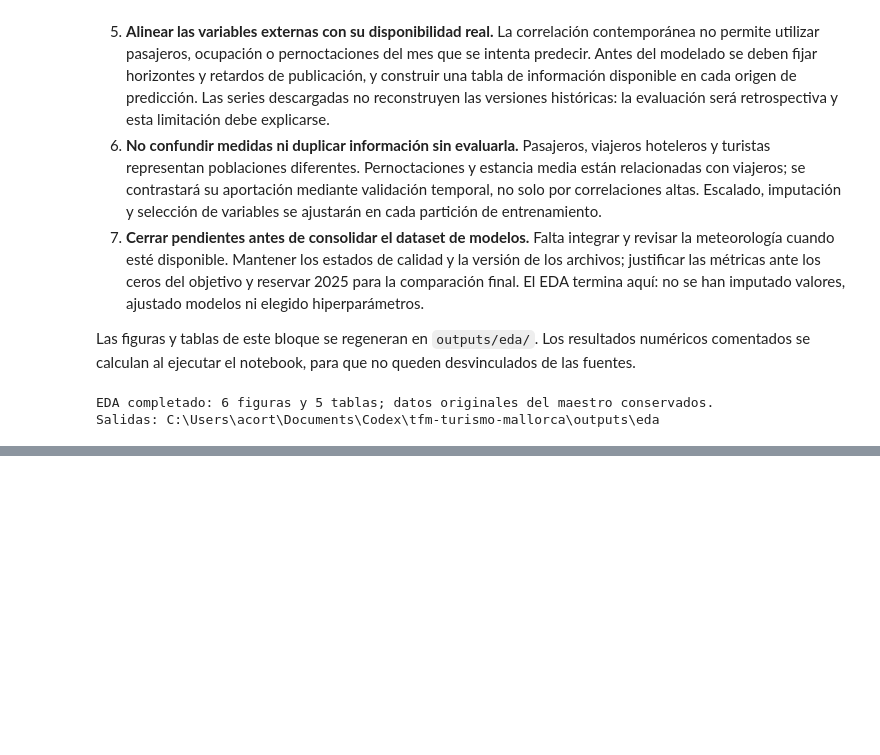
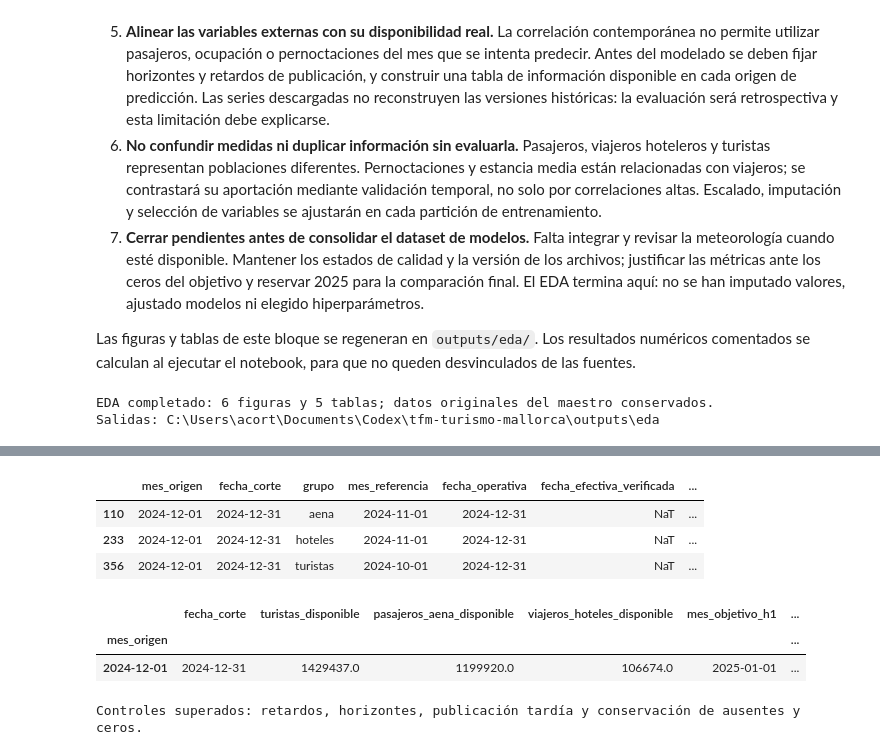
Before and after one commit to acortes99/tfm-turismo-mallorca, a Jupyter notebook: tfm-turismo-viu.ipynb, the cells around one changed output, grey strips where cells are left out. Cells and saved outputs as stored; diff of their text form; code cells hidden in the pictures; blank space fills up the shorter version.

```diff
--- a/tfm-turismo-viu.ipynb
+++ b/tfm-turismo-viu.ipynb
@@ -686,0 +786,76 @@ Salidas: C:\Users\acort\Documents\Codex\tfm-turismo-mallorca\outputs\eda
+# %%
+def availability_view(data, extra_wait=0, verified_dates=None):
+    """Vista por origen con periodo, disponibilidad supuesta y control de fechas efectivas.
+
+    verified_dates: {(grupo, periodo_MS): fecha efectiva}, solo para la fuente pertinente.
+    No pasar aquí fechas del INE como si fueran fechas de cubos de IBESTAT.
+    """
+    assert data.index.equals(pd.date_range(data.index.min(), data.index.max(), freq="MS"))
+    verified_dates = verified_dates or {}
+    origin_months = data.index.to_period("M")
+    cutoffs = origin_months.to_timestamp(how="end").normalize()
+    view = pd.DataFrame(index=data.index)
+    view.index.name = "mes_origen"
+    view["fecha_corte"] = cutoffs
+    audit = []
+    for group, variables in GROUP_VARIABLES.items():
+        wait = PUBLICATION_DELAYS[group] + extra_wait
+        reference_months = origin_months - wait
+        operational = (reference_months + PUBLICATION_DELAYS[group]).to_timestamp(how="end").normalize()
+        actual = pd.to_datetime([verified_dates.get((group, p.start_time), pd.NaT) for p in reference_months])
+        # Se mantiene el cierre del mes como margen conservador si la fecha real es anterior.
+        effective = pd.Series(operational, index=data.index)
+        actual_series = pd.Series(actual, index=data.index)
+        later = actual_series.notna() & actual_series.gt(effective)
+        effective.loc[later] = actual_series.loc[later]
+        allowed = effective.le(pd.Series(cutoffs, index=data.index))
+        in_range = reference_months.isin(origin_months)
+        for variable in variables:
+            view[variable + "_disponible"] = data[variable].shift(wait).where(allowed)
+        for i, origin in enumerate(data.index):
+            audit.append({"mes_origen": origin, "fecha_corte": cutoffs[i], "grupo": group,
+                "mes_referencia": reference_months[i].start_time,
+                "fecha_operativa": effective.iloc[i], "fecha_efectiva_verificada": actual[i],
+                "evidencia_fecha": "efectiva" if pd.notna(actual[i]) else "regla_supuesta",
+                "periodo_en_maestro": bool(in_range[i]), "permitido_por_fecha": bool(allowed.iloc[i]),
+                "desfase_origen_meses": wait})
+    for horizon in [1, 3]:
+        target_period = origin_months + horizon
+        view[f"mes_objetivo_h{horizon}"] = target_period.start_time
+        view[f"mes_calendario_h{horizon}"] = target_period.month
+    return view, pd.DataFrame(audit)
+
+verified_dates = {("aena", pd.Timestamp("2025-01-01")): pd.Timestamp("2025-02-12")}
+available, availability_audit = availability_view(master, verified_dates=verified_dates)
+conservative, _ = availability_view(master, extra_wait=1, verified_dates=verified_dates)
+available.to_csv(AVAIL_DIR / "vista_por_origen.csv", encoding="utf-8-sig")
+conservative.to_csv(AVAIL_DIR / "vista_espera_adicional.csv", encoding="utf-8-sig")
+availability_audit.to_csv(AVAIL_DIR / "auditoria_por_origen.csv", index=False, encoding="utf-8-sig")
+display(availability_audit.loc[availability_audit["mes_origen"].eq(pd.Timestamp("2024-12-01"))])
+display(available.loc[["2024-12-01"], ["fecha_corte", "turistas_disponible", "pasajeros_aena_disponible", "viajeros_hoteles_disponible", "mes_objetivo_h1", "mes_objetivo_h3"]])
+
+# Controles temporales: igualdad con el valor del mes permitido, no con datos futuros.
+pd.testing.assert_series_equal(available["turistas_disponible"], master["turistas"].shift(2), check_names=False)
+pd.testing.assert_series_equal(available["pasajeros_aena_disponible"], master["pasajeros_aena"].shift(1), check_names=False)
+assert availability_audit["mes_referencia"].lt(availability_audit["mes_origen"]).all()
+assert availability_audit["fecha_operativa"].le(availability_audit["fecha_corte"]).all()
+# Una publicación excepcionalmente tardía debe bloquear la observación afectada.
+late_view, late_audit = availability_view(master, verified_dates={
+    ("hoteles", pd.Timestamp("2024-11-01")): pd.Timestamp("2025-01-02")})
+assert pd.isna(late_view.loc["2024-12-01", "viajeros_hoteles_disponible"])
+assert not late_audit.loc[late_audit["mes_origen"].eq(pd.Timestamp("2024-12-01")) & late_audit["grupo"].eq("hoteles"), "permitido_por_fecha"].item()
+# Los ausentes originales se desplazan, no desaparecen ni se convierten en cero.
+assert pd.isna(available.loc["2020-06-01", "viajeros_hoteles_disponible"])
+assert available.loc["2020-06-01", "turistas_disponible"] == 0
+assert available.loc["2024-12-01", "mes_objetivo_h1"] == pd.Timestamp("2025-01-01")
+assert available.loc["2024-12-01", "mes_objetivo_h3"] == pd.Timestamp("2025-03-01")
+print("Controles superados: retardos, horizontes, publicación tardía y conservación de ausentes y ceros.")
+# %% [output]
+|  | mes_origen | fecha_corte | grupo | mes_referencia | fecha_operativa | fecha_efectiva_verificada | ... |
+| 110 | 2024-12-01 | 2024-12-31 | aena | 2024-11-01 | 2024-12-31 | NaT | ... |
+| 233 | 2024-12-01 | 2024-12-31 | hoteles | 2024-11-01 | 2024-12-31 | NaT | ... |
+| 356 | 2024-12-01 | 2024-12-31 | turistas | 2024-10-01 | 2024-12-31 | NaT | ... |
+|  | fecha_corte | turistas_disponible | pasajeros_aena_disponible | viajeros_hoteles_disponible | mes_objetivo_h1 | ... |
+| mes_origen |  |  |  |  |  | ... |
+| 2024-12-01 | 2024-12-31 | 1429437.0 | 1199920.0 | 106674.0 | 2025-01-01 | ... |
+Controles superados: retardos, horizontes, publicación tardía y conservación de ausentes y ceros.
```
Also changed, not shown: parts of 4 cells of this notebook, 7 other files.
